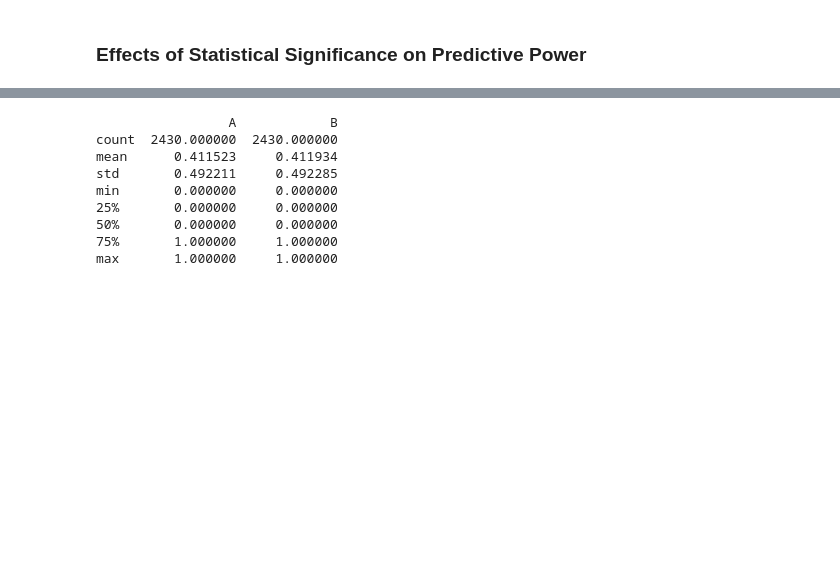
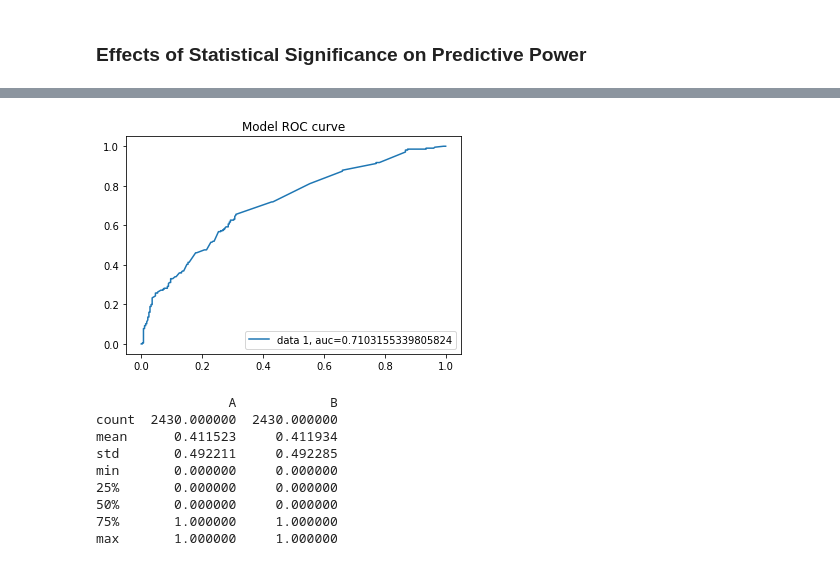
Before and after one commit to msd2019/msd2019-final-project-group-8, a Jupyter notebook: authors_original_code/Base_Paper_Replication.ipynb, the cells around one changed output, grey strips where cells are left out. Saved outputs shown, nothing was run; the diff lists cells and outputs as text; code cells hidden in the pictures; blank space fills up the shorter version.

```diff
--- a/authors_original_code/Base_Paper_Replication.ipynb
+++ b/authors_original_code/Base_Paper_Replication.ipynb
@@ -573,0 +570,7 @@ x_train[.shape]
+# %%
+from random import sample
+
+# Prints list of random items of given length
+tot_features = list(range(2033))
+subset = sample(tot_features,500)
+dm,col = backwardElimination(x_train[:,subset], y_train, SL,np.arange(500))
@@ -574,3 +628,22 @@ x_train[.shape]
+# %%
+from sklearn.pipeline import Pipeline
+from sklearn.model_selection import cross_val_predict
+import matplotlib.pyplot as plt
+
+clf = Pipeline(steps=[('classifier', SVC(class_weight='balanced',C=0.01, kernel='linear',probability=True))])
+clf.fit(x_train[:,col],y_train)
+
+proba = cross_val_predict(clf, x_test[:,col],y_test, cv=5, method='predict_proba')
+from sklearn import metrics
+
+fpr, tpr, _ = metrics.roc_curve(y_test,  proba[::,1])
+auc = metrics.roc_auc_score(y_test, proba[::,1])
+plt.plot(fpr,tpr,label="data 1, auc="+str(auc))
+plt.legend(loc=4)
+plt.title('Model ROC curve')
+plt.show()
+# %% [output]
+[figure, added]
 # %%
 from pandas import read_csv
 from matplotlib import pyplot
```
Also changed, not shown: parts of 7 cells of this notebook.
